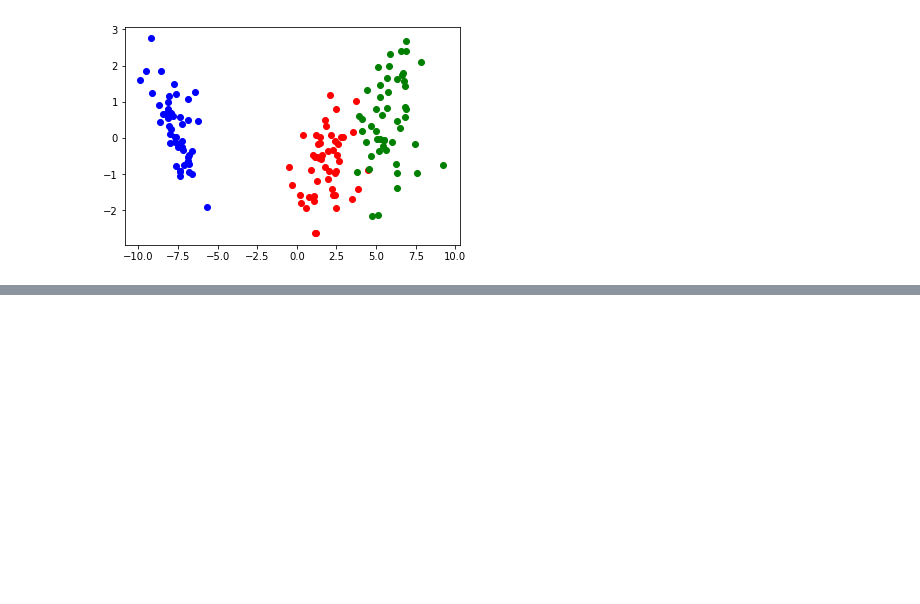
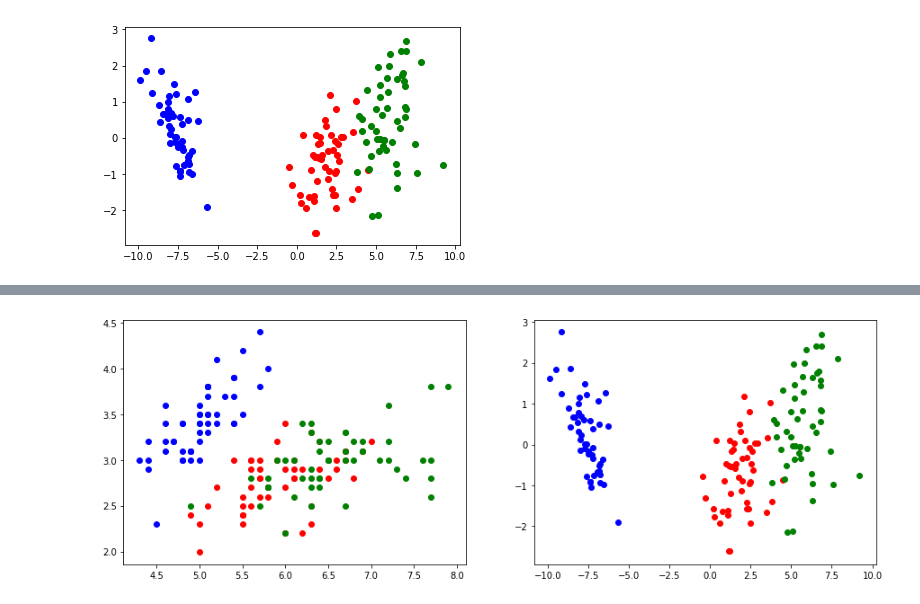
Before and after one commit to DaniloRodrigo/DIM0613_2018_2, a Jupyter notebook: PCA_and_LDA.ipynb, the cells around one changed output, grey strips where cells are left out. Cells and saved outputs as stored; diff of their text form; code cells hidden in the pictures; blank space fills up the shorter version.

```diff
--- a/PCA_and_LDA.ipynb
+++ b/PCA_and_LDA.ipynb
@@ -132,7 +139,7 @@ from sklearn.neural_network import MLPClassifier
 from sklearn.neighbors import KNeighborsClassifier
 from sklearn.model_selection import cross_val_score, train_test_split
 
-data = load_breast_cancer()
+data = datasets.load_breast_cancer()
 X = data.data
 Y = data.target
 print("Data shape before PCA: ", X.shape)
@@ -144,18 +151,14 @@ scores_mlp = cross_val_score(mlp, X, Y, cv=10)
 print("Accuracy before PCA(KNN): %0.4f (+/- %0.4f)" % (scores_knn.mean(), scores_knn.std() * 2))
 print("Accuracy before PCA(MLP): %0.4f (+/- %0.4f)" % (scores_mlp.mean(), scores_mlp.std() * 2))
 
-pca = PCA(.99)
+pca = PCA(.95)
 pca.fit(X)
 print(pca.explained_variance_ratio_)
-# print(pca.explained_variance_)
 X = pca.transform(X)
 print("Data shape after PCA: ", X.shape)
 
-# x_train, x_test, y_train, y_test = train_test_split(X, Y, test_size=0.4, random_state=0)
-
 knn = KNeighborsClassifier(n_neighbors=5)
 mlp = MLPClassifier()
-# knn.fit(x_train, y_train)
 scores_knn = cross_val_score(knn, X, Y, cv=10)
 scores_mlp = cross_val_score(mlp, X, Y, cv=10)
 print("Accuracy after PCA(KNN): %0.4f (+/- %0.4f)" % (scores_knn.mean(), scores_knn.std() * 2))
@@ -197,0 +215,24 @@ plt.show()
+# %%
+iris_dataset = datasets.load_iris()
+
+X = iris_dataset.data
+Y = iris_dataset.target
+
+colors = ['blue', 'red', 'green']
+
+fig = plt.figure(figsize=(15, 5))
+
+plt.subplot(1, 2, 1)
+for i in range(X.shape[0]):
+    plt.scatter(X[i, 0], X[i, 1], c=colors[Y[i]], )
+
+lda = LinearDiscriminantAnalysis()
+lda.fit(X, Y)
+X = lda.transform(X)
+
+plt.subplot(1, 2, 2)
+for i in range(X.shape[0]):
+    plt.scatter(X[i, 0], X[i, 1], c=colors[Y[i]])
+plt.show()
+# %% [output]
+[figure, added]
```
Also changed, not shown: parts of 14 cells of this notebook.
